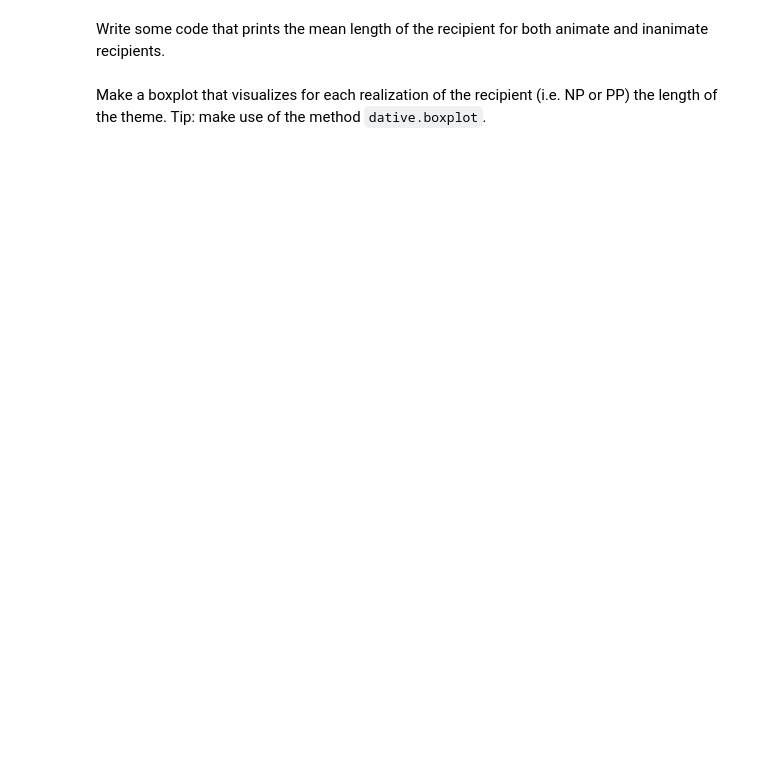
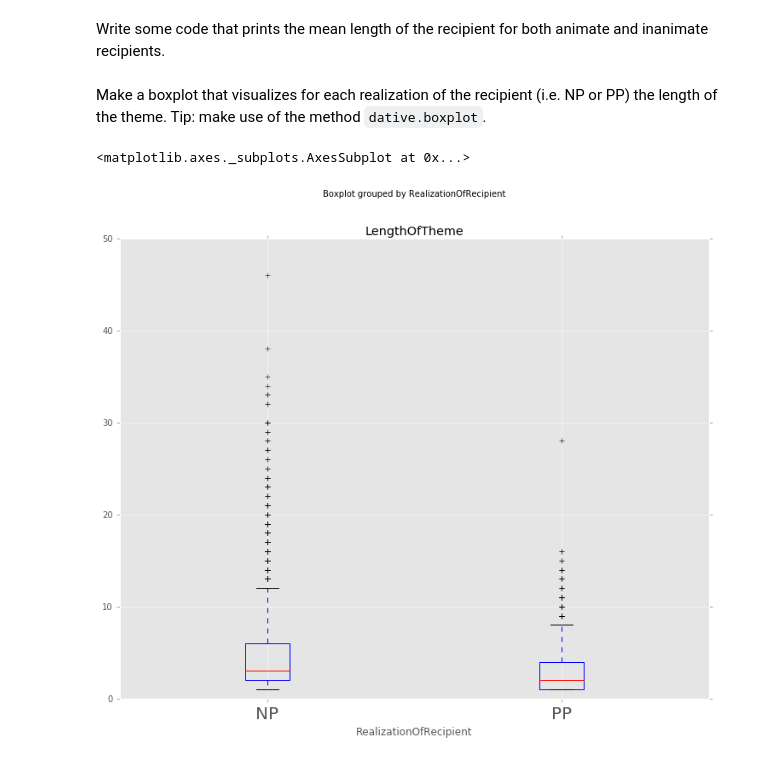
Before and after one commit to proprefenetre/LOT2016, a Jupyter notebook: Chapter 10 - Data Analysis with Pandas.ipynb, the cells around one changed output. Cells and saved outputs as stored; diff of their text form; code cells hidden in the pictures; blank space fills up the shorter version.

```diff
--- a/Chapter 10 - Data Analysis with Pandas.ipynb
+++ b/Chapter 10 - Data Analysis with Pandas.ipynb
@@ -718,4 +653,4 @@ dtv_realization
 # %% [markdown]
 Now sort the data on the length of the recipient in **descending** order:
 # %%
-dtv.set_index(dtv.LengthOfRecipient).sort_index(ascending=False)
+len_rec = dtv.set_index(dtv.LengthOfRecipient).sort_index(ascending=False)
@@ -749,0 +664,5 @@ Make a boxplot that visualizes for each realization of the recipient (i.e. NP or
+# %%
+dtv.reset_index().boxplot('LengthOfTheme',by='RealizationOfRecipient', fontsize=20,figsize=(12,10))
+# %% [output]
+<matplotlib.axes._subplots.AxesSubplot at 0x...>
+[figure, added]
```
Also changed, not shown: parts of 48 cells of this notebook, 1 other file.
